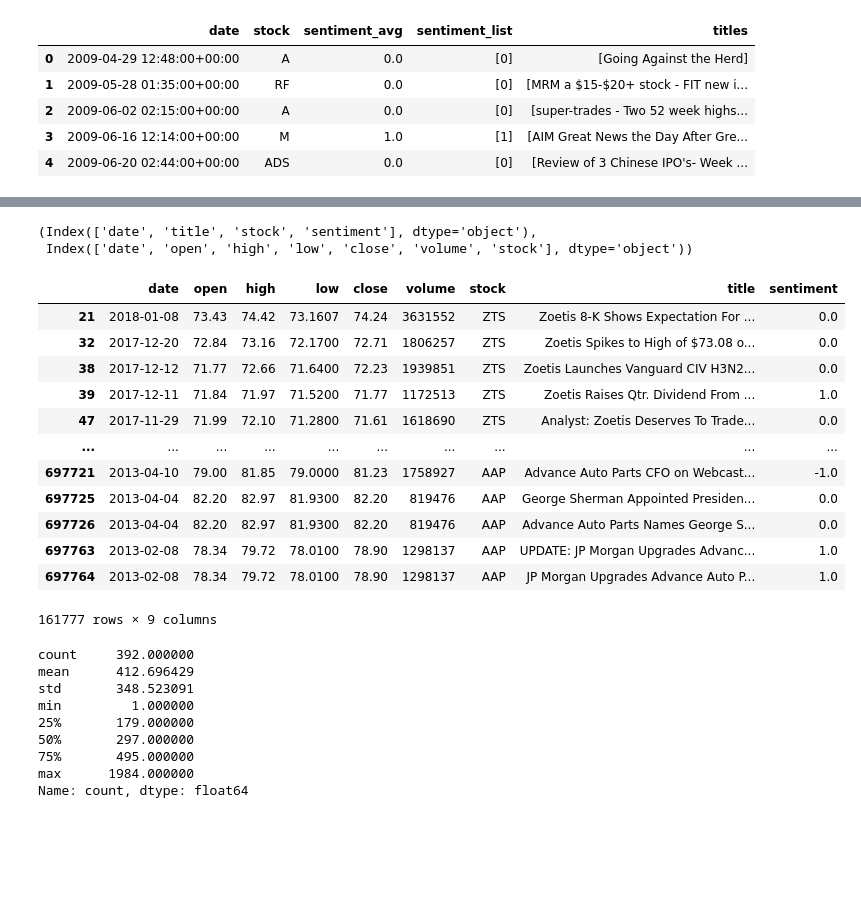
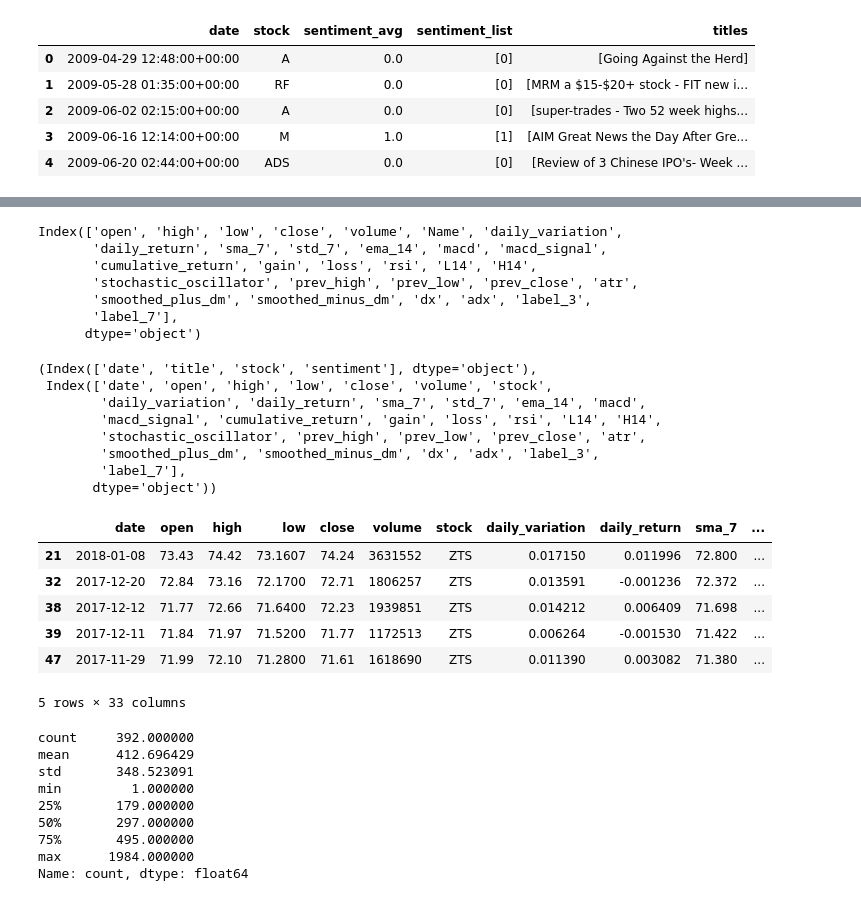
Before and after one commit to anjun745/175-project, a Jupyter notebook: data_processing.ipynb, the cells around one changed output, grey strips where cells are left out. Drawn from its saved outputs; the diff is of its cells as text; code cells hidden in the pictures; blank space fills up the shorter version.

```diff
--- a/data_processing.ipynb
+++ b/data_processing.ipynb
@@ -106,3 +107,9 @@ df_finbert2.head()
 | 2 | 2009-06-02 02:15:00+00:00 | A | 0.0 | [0] | [super-trades - Two 52 week highs... |
 | 3 | 2009-06-16 12:14:00+00:00 | M | 1.0 | [1] | [AIM Great News the Day After Gre... |
 | 4 | 2009-06-20 02:44:00+00:00 | ADS | 0.0 | [0] | [Review of 3 Chinese IPO's- Week ... |
+# %%
+df_snp = pd.read_csv("stocks_with_indicators_labeled.csv")
+df_snp['date'] = pd.to_datetime(df_snp['date'])
+df_snp.set_index('date', inplace=True)
+df_snp = df_snp.iloc[::-1]
+df_snp.head()
@@ -109,3 +125,13 @@ df_finbert2.head()
+# %%
+df_snp.columns
+# %% [output]
+Index(['open', 'high', 'low', 'close', 'volume', 'Name', 'daily_variation',
+       'daily_return', 'sma_7', 'std_7', 'ema_14', 'macd', 'macd_signal',
+       'cumulative_return', 'gain', 'loss', 'rsi', 'L14', 'H14',
+       'stochastic_oscillator', 'prev_high', 'prev_low', 'prev_close', 'atr',
+       'smoothed_plus_dm', 'smoothed_minus_dm', 'dx', 'adx', 'label_3',
+       'label_7'],
+      dtype='object')
 # %%
 df_snp.rename(columns={'Name': 'stock'}, inplace=True)
 
@@ -118,7 +144,13 @@ df_finbert = df_finbert.reset_index().rename(columns={'index': 'date'})
 df_finbert.columns, df_snp.columns
 # %% [output]
 (Index(['date', 'title', 'stock', 'sentiment'], dtype='object'),
- Index(['date', 'open', 'high', 'low', 'close', 'volume', 'stock'], dtype='object'))
+ Index(['date', 'open', 'high', 'low', 'close', 'volume', 'stock',
+        'daily_variation', 'daily_return', 'sma_7', 'std_7', 'ema_14', 'macd',
+        'macd_signal', 'cumulative_return', 'gain', 'loss', 'rsi', 'L14', 'H14',
+        'stochastic_oscillator', 'prev_high', 'prev_low', 'prev_close', 'atr',
+        'smoothed_plus_dm', 'smoothed_minus_dm', 'dx', 'adx', 'label_3',
+        'label_7'],
+       dtype='object'))
 # %%
 df_merged = df_snp.merge(
     df_finbert,
@@ -128,21 +160,15 @@ df_merged = df_snp.merge(
 # %%
 df_filled = df_merged[df_merged['title'].notna()]
 # %%
-df_filled
+df_filled.head()
 # %% [output]
-|  | date | open | high | low | close | volume | stock | title | sentiment |
-| 21 | 2018-01-08 | 73.43 | 74.42 | 73.1607 | 74.24 | 3631552 | ZTS | Zoetis 8-K Shows Expectation For ... | 0.0 |
-| 32 | 2017-12-20 | 72.84 | 73.16 | 72.1700 | 72.71 | 1806257 | ZTS | Zoetis Spikes to High of $73.08 o... | 0.0 |
-| 38 | 2017-12-12 | 71.77 | 72.66 | 71.6400 | 72.23 | 1939851 | ZTS | Zoetis Launches Vanguard CIV H3N2... | 0.0 |
-| 39 | 2017-12-11 | 71.84 | 71.97 | 71.5200 | 71.77 | 1172513 | ZTS | Zoetis Raises Qtr. Dividend From ... | 1.0 |
-| 47 | 2017-11-29 | 71.99 | 72.10 | 71.2800 | 71.61 | 1618690 | ZTS | Analyst: Zoetis Deserves To Trade... | 0.0 |
-| ... | ... | ... | ... | ... | ... | ... | ... | ... | ... |
-| 697721 | 2013-04-10 | 79.00 | 81.85 | 79.0000 | 81.23 | 1758927 | AAP | Advance Auto Parts CFO on Webcast... | -1.0 |
-| 697725 | 2013-04-04 | 82.20 | 82.97 | 81.9300 | 82.20 | 819476 | AAP | George Sherman Appointed Presiden... | 0.0 |
-| 697726 | 2013-04-04 | 82.20 | 82.97 | 81.9300 | 82.20 | 819476 | AAP | Advance Auto Parts Names George S... | 0.0 |
-| 697763 | 2013-02-08 | 78.34 | 79.72 | 78.0100 | 78.90 | 1298137 | AAP | UPDATE: JP Morgan Upgrades Advanc... | 1.0 |
-| 697764 | 2013-02-08 | 78.34 | 79.72 | 78.0100 | 78.90 | 1298137 | AAP | JP Morgan Upgrades Advance Auto P... | 1.0 |
+|  | date | open | high | low | close | volume | stock | daily_variation | daily_return | sma_7 | ... |
+| 21 | 2018-01-08 | 73.43 | 74.42 | 73.1607 | 74.24 | 3631552 | ZTS | 0.017150 | 0.011996 | 72.800 | ... |
+| 32 | 2017-12-20 | 72.84 | 73.16 | 72.1700 | 72.71 | 1806257 | ZTS | 0.013591 | -0.001236 | 72.372 | ... |
+| 38 | 2017-12-12 | 71.77 | 72.66 | 71.6400 | 72.23 | 1939851 | ZTS | 0.014212 | 0.006409 | 71.698 | ... |
+| 39 | 2017-12-11 | 71.84 | 71.97 | 71.5200 | 71.77 | 1172513 | ZTS | 0.006264 | -0.001530 | 71.422 | ... |
+| 47 | 2017-11-29 | 71.99 | 72.10 | 71.2800 | 71.61 | 1618690 | ZTS | 0.011390 | 0.003082 | 71.380 | ... |
-161777 rows × 9 columns
+5 rows × 33 columns
 # %%
 stock_counts = df_filled['stock'].value_counts()
 print(stock_counts.describe())
```
Also changed, not shown: parts of 6 cells of this notebook, 4 other files.
